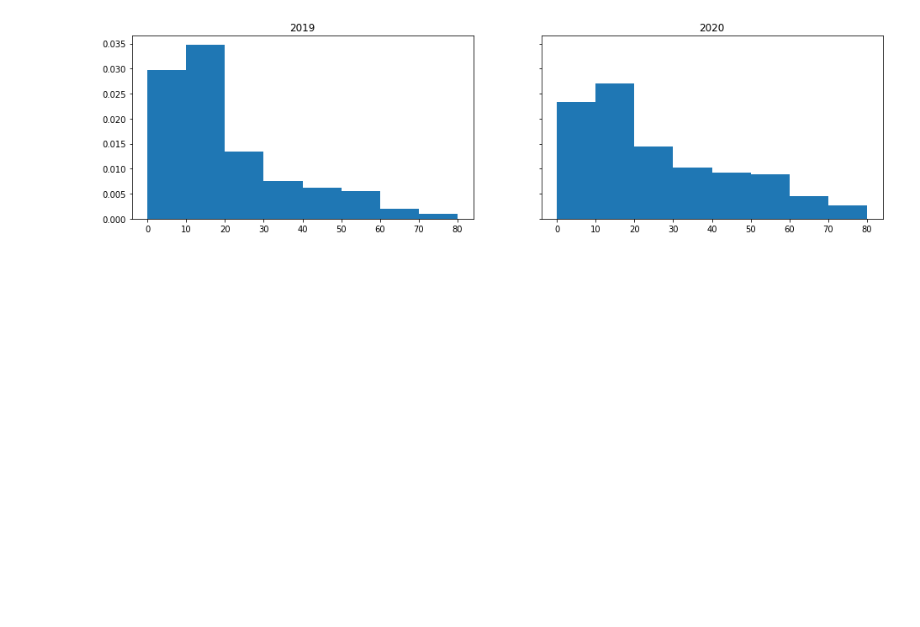
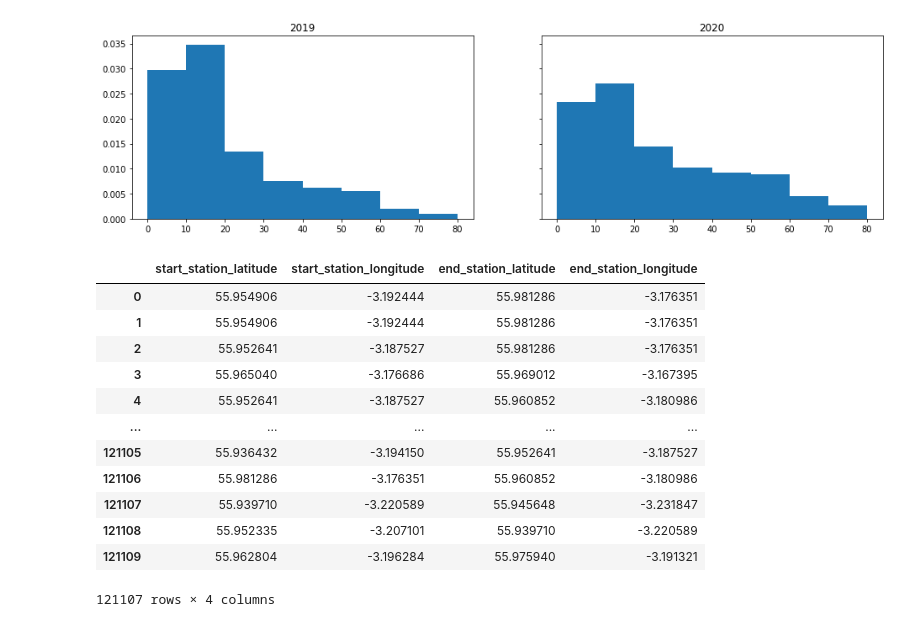
Before and after one commit to Inf2-FDS-2020-2021/final-project-apaj, a Jupyter notebook: exploring.ipynb, the cells around one changed output. Saved outputs shown, nothing was run; the diff lists cells and outputs as text; code cells hidden in the pictures; blank space fills up the shorter version.

```diff
--- a/exploring.ipynb
+++ b/exploring.ipynb
@@ -218,3 +222,64 @@ Text(0.5, 1.0, '2020')
+# %%
+# ------ PROCESSING ------
+# Need to determine if a station got replaced in December and if it did what to.
+# For fair comparison we can combine all station locations in 2019 set that don't
+# exist in the 2020 set to the closest location that does. (In most cases this will
+# be the exact same location that has just been updated, but even if its not it
+# still makes sense to do this for fair comparison).
+
+trips_2019 = trips_2019[trips_2019.end_station_latitude > 55] # first removing the 3 trips that end in liverpool
+
+def get_unique_coordinates(trips):
+    starts = set(zip(trips.start_station_latitude, trips.start_station_longitude))
+    ends = set(zip(trips.end_station_latitude, trips.end_station_longitude))
+    unique = starts | ends
+    return list(unique)
+
+coordinates_2019 = get_unique_coordinates(trips_2019)
+coordinates_2020 = get_unique_coordinates(trips_2020)
+
+columns = ['start_station_latitude', 'start_station_longitude', 'end_station_latitude', 'end_station_longitude']
+trips_2019_replaced = trips_2019[columns]
+
+def find_closest_coordinate(coordinate, valid_coordinates):
+
+    def distance(x, y):
+        return (x[0] - y[0])**2 + (x[1] - y[1])**2
+
+    min_distance = float('inf')
+    min_coordinate = None
+    for valid_coordinate in valid_coordinates:
+        dist = distance(coordinate, valid_coordinate)
+        if dist < min_distance:
+            min_distance = dist
+            min_coordinate = valid_coordinate
+    return min_coordinate
+
+for coordinate in coordinates_2019:
+    if coordinate not in coordinates_2020:
+        closest = find_closest_coordinate(coordinate, coordinates_2020)
+        old_start = {'start_station_latitude': coordinate[0], 'start_station_longitude': coordinate[1]}
+        new_start = {'start_station_latitude': closest[0], 'start_station_longitude': closest[1]}
+        old_end = {'end_station_latitude': coordinate[0], 'end_station_longitude': coordinate[1]}
+        new_end = {'end_station_latitude': closest[0], 'end_station_longitude': closest[1]}
+        trips_2019_replaced = trips_2019_replaced.replace(old_start, new_start)
+        trips_2019_replaced = trips_2019_replaced.replace(old_end, new_end)
+
+trips_2019_replaced
+# %% [output]
+|  | start_station_latitude | start_station_longitude | end_station_latitude | end_station_longitude |
+| 0 | 55.954906 | -3.192444 | 55.981286 | -3.176351 |
+| 1 | 55.954906 | -3.192444 | 55.981286 | -3.176351 |
+| 2 | 55.952641 | -3.187527 | 55.981286 | -3.176351 |
+| 3 | 55.965040 | -3.176686 | 55.969012 | -3.167395 |
+| 4 | 55.952641 | -3.187527 | 55.960852 | -3.180986 |
+| ... | ... | ... | ... | ... |
+| 121105 | 55.936432 | -3.194150 | 55.952641 | -3.187527 |
+| 121106 | 55.981286 | -3.176351 | 55.960852 | -3.180986 |
+| 121107 | 55.939710 | -3.220589 | 55.945648 | -3.231847 |
+| 121108 | 55.952335 | -3.207101 | 55.939710 | -3.220589 |
+| 121109 | 55.962804 | -3.196284 | 55.975940 | -3.191321 |
+121107 rows × 4 columns
 # %%
 # Heat map -- want to create a map of Edinburgh where we plot all bike locations with a dot representative of how
 # many trips were made there each year
```
Also changed, not shown: parts of 7 cells of this notebook.
